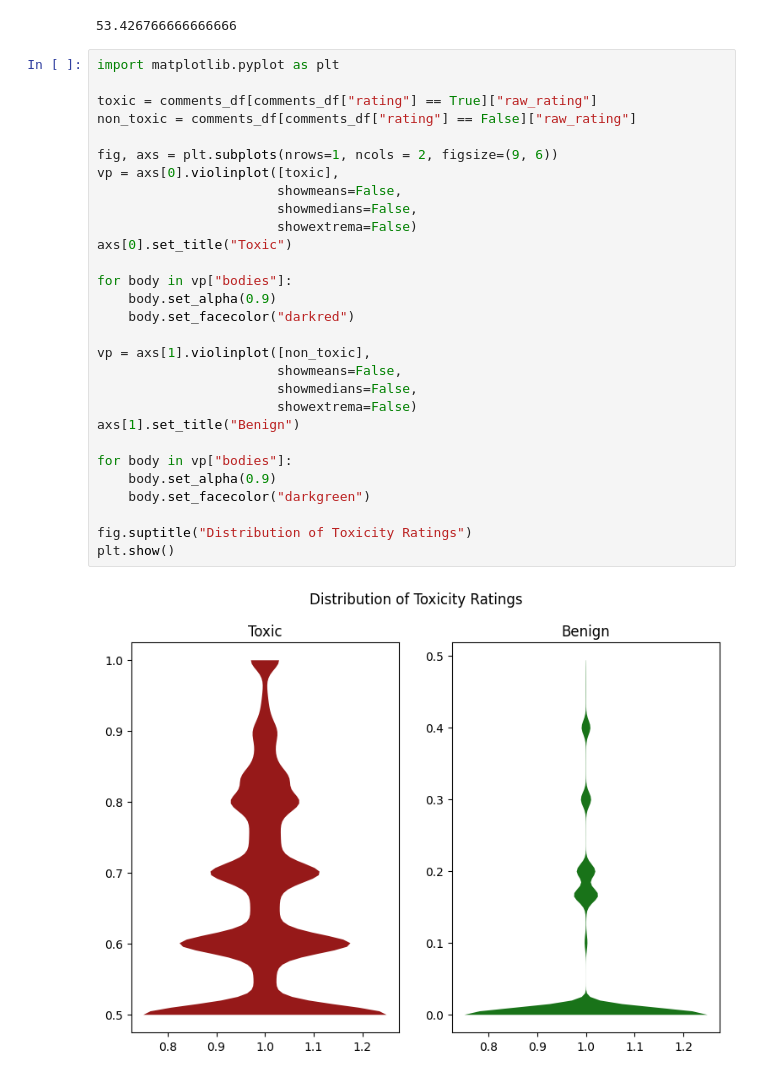
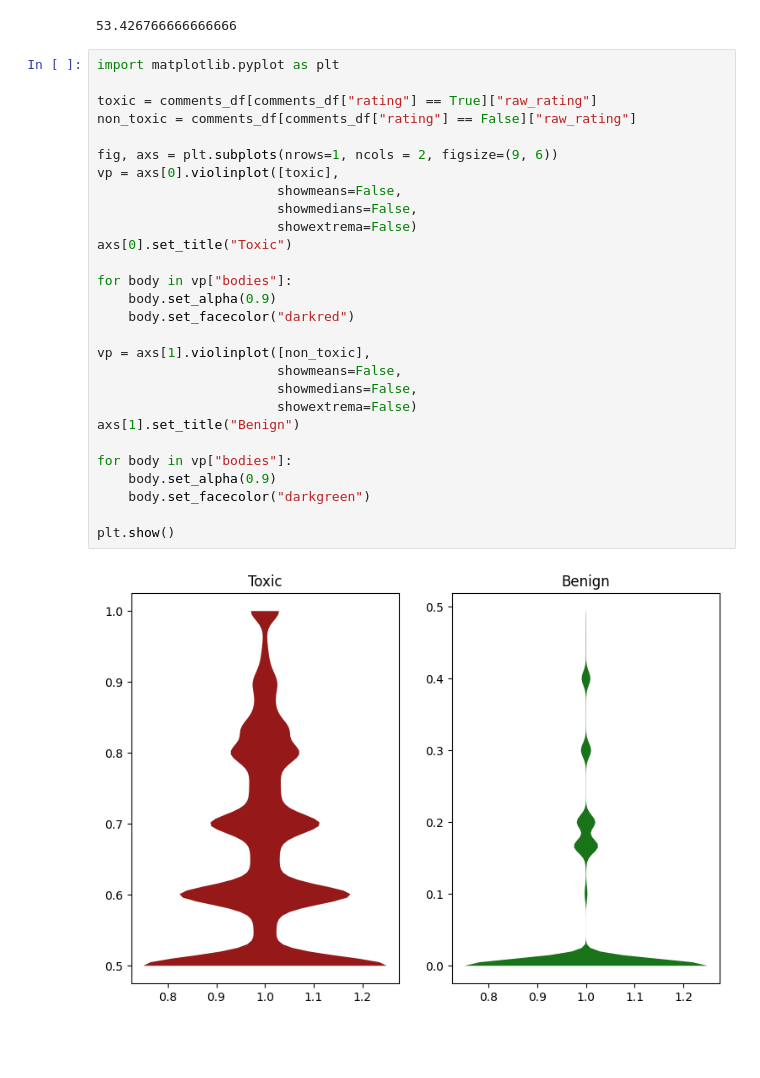
Before and after one commit to danlincoln/toxic-text-classifier, a Jupyter notebook: src/jupyter/data_exploration.ipynb, the cells around one changed output. Saved outputs shown, nothing was run; the diff lists cells and outputs as text; blank space fills up the shorter version.

```diff
--- a/src/jupyter/data_exploration.ipynb
+++ b/src/jupyter/data_exploration.ipynb
@@ -108,34 +106,33 @@ comments_df[comments_df["rating"] != True]["word_length"].mean()
 # %%
 import matplotlib.pyplot as plt
 
 toxic = comments_df[comments_df["rating"] == True]["raw_rating"]
 non_toxic = comments_df[comments_df["rating"] == False]["raw_rating"]
 
 fig, axs = plt.subplots(nrows=1, ncols = 2, figsize=(9, 6))
 vp = axs[0].violinplot([toxic],
                        showmeans=False,
                        showmedians=False,
                        showextrema=False)
 axs[0].set_title("Toxic")
 
 for body in vp["bodies"]:
     body.set_alpha(0.9)
     body.set_facecolor("darkred")
 
 vp = axs[1].violinplot([non_toxic],
                        showmeans=False,
                        showmedians=False,
                        showextrema=False)
 axs[1].set_title("Benign")
 
 for body in vp["bodies"]:
     body.set_alpha(0.9)
     body.set_facecolor("darkgreen")
 
-fig.suptitle("Distribution of Toxicity Ratings")
 plt.show()
 # %% [output]
-[figure, old version]
+[figure, new version]
 # %%
 import matplotlib.pyplot as plt
 import numpy as np
```
Also changed, not shown: parts of 3 cells of this notebook, 1 other file.
